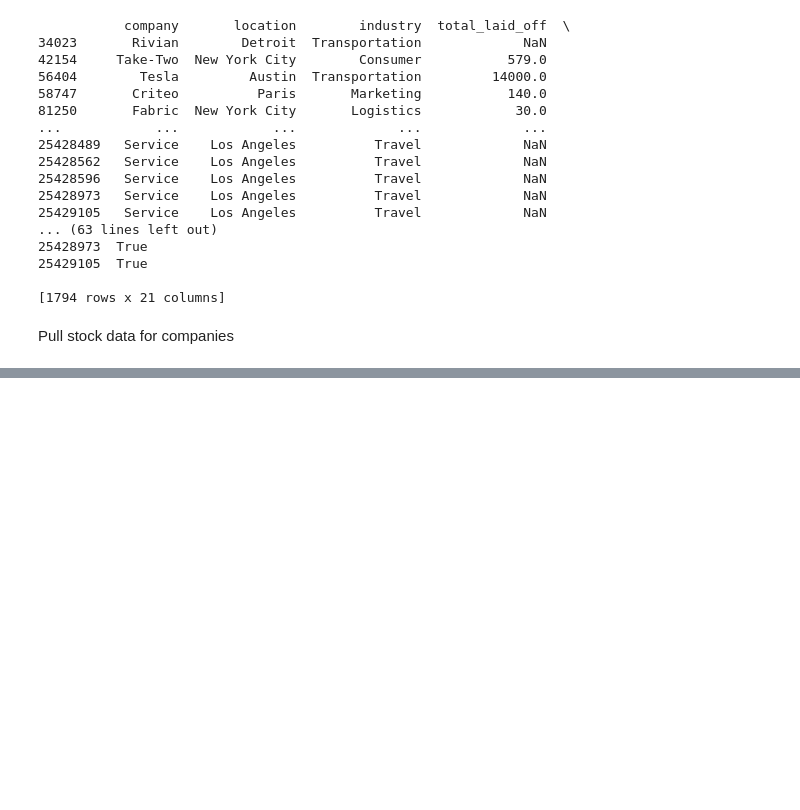
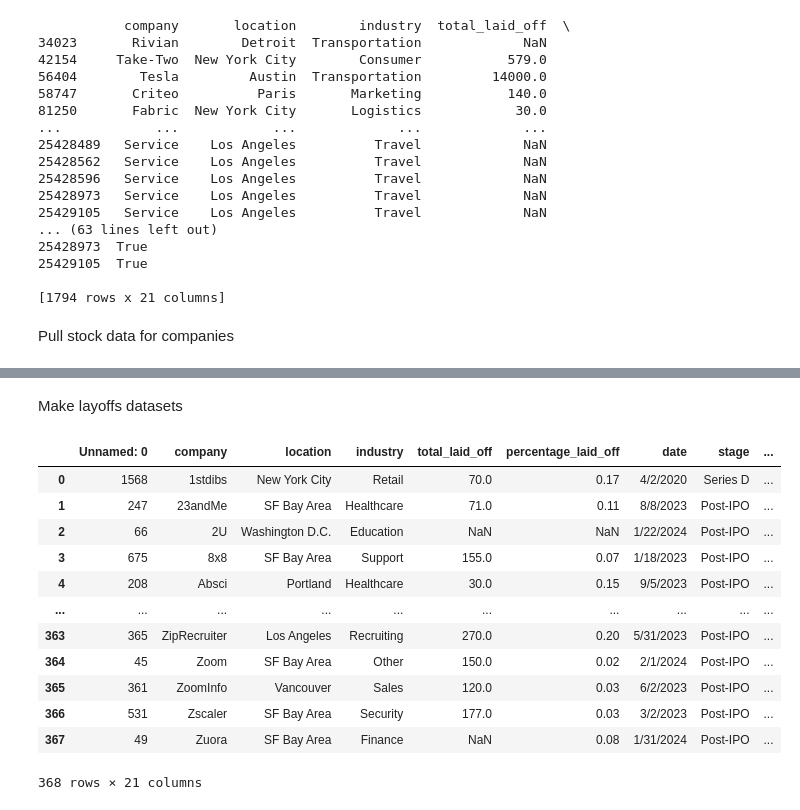
Before and after one commit to shwaylay/CMSC828A_Final_Proj, a Jupyter notebook: datasets/try_yfinance.ipynb, the cells around one changed output, grey strips where cells are left out. Cells and saved outputs as stored; diff of their text form; code cells hidden in the pictures; blank space fills up the shorter version.

Commit message:
added code to organize layoff data

```diff
--- a/datasets/try_yfinance.ipynb
+++ b/datasets/try_yfinance.ipynb
@@ -84,0 +122,2 @@ end_date = "2024-04-18"
+# %% [markdown]
+Make layoffs datasets
@@ -84,0 +127,20 @@ end_date = "2024-04-18"
+# %%
+start_date = "2020-03-10"
+end_date = "2024-04-18"
+layoffs_and_stock_df_clean = pd.read_csv("layoffs_and_stock_info_CLEANED.csv")
+# %%
+layoffs_and_stock_df_clean
+# %% [output]
+|  | Unnamed: 0 | company | location | industry | total_laid_off | percentage_laid_off | date | stage | ... |
+| 0 | 1568 | 1stdibs | New York City | Retail | 70.0 | 0.17 | 4/2/2020 | Series D | ... |
+| 1 | 247 | 23andMe | SF Bay Area | Healthcare | 71.0 | 0.11 | 8/8/2023 | Post-IPO | ... |
+| 2 | 66 | 2U | Washington D.C. | Education | NaN | NaN | 1/22/2024 | Post-IPO | ... |
+| 3 | 675 | 8x8 | SF Bay Area | Support | 155.0 | 0.07 | 1/18/2023 | Post-IPO | ... |
+| 4 | 208 | Absci | Portland | Healthcare | 30.0 | 0.15 | 9/5/2023 | Post-IPO | ... |
+| ... | ... | ... | ... | ... | ... | ... | ... | ... | ... |
+| 363 | 365 | ZipRecruiter | Los Angeles | Recruiting | 270.0 | 0.20 | 5/31/2023 | Post-IPO | ... |
+| 364 | 45 | Zoom | SF Bay Area | Other | 150.0 | 0.02 | 2/1/2024 | Post-IPO | ... |
+| 365 | 361 | ZoomInfo | Vancouver | Sales | 120.0 | 0.03 | 6/2/2023 | Post-IPO | ... |
+| 366 | 531 | Zscaler | SF Bay Area | Security | 177.0 | 0.03 | 3/2/2023 | Post-IPO | ... |
+| 367 | 49 | Zuora | SF Bay Area | Finance | NaN | 0.08 | 1/31/2024 | Post-IPO | ... |
+368 rows × 21 columns
```
Also changed, not shown: parts of 10 cells of this notebook.
